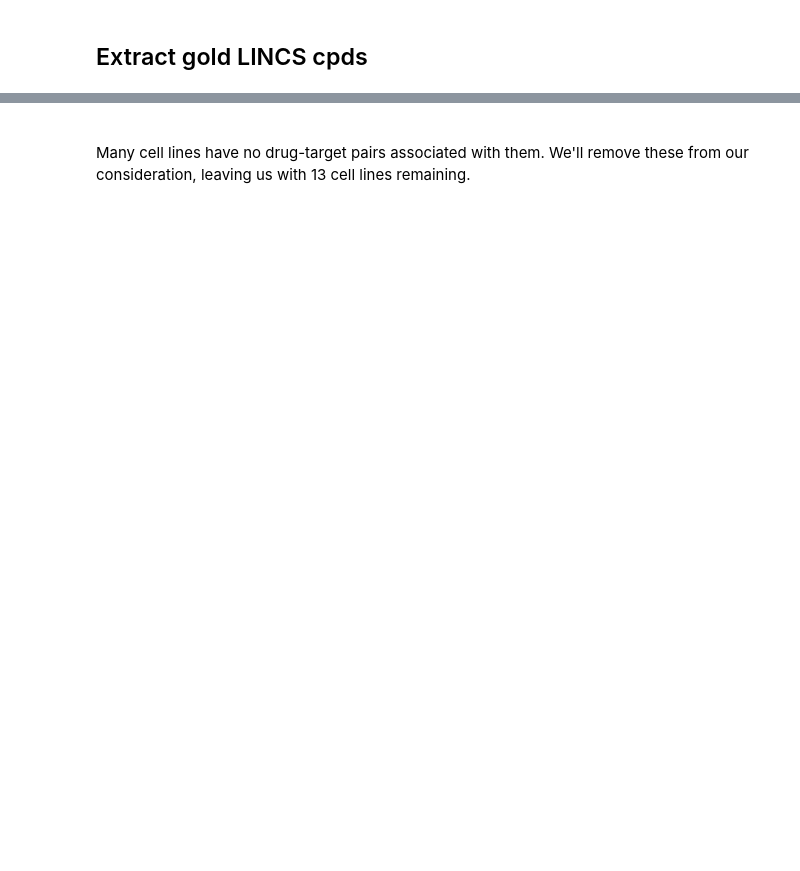
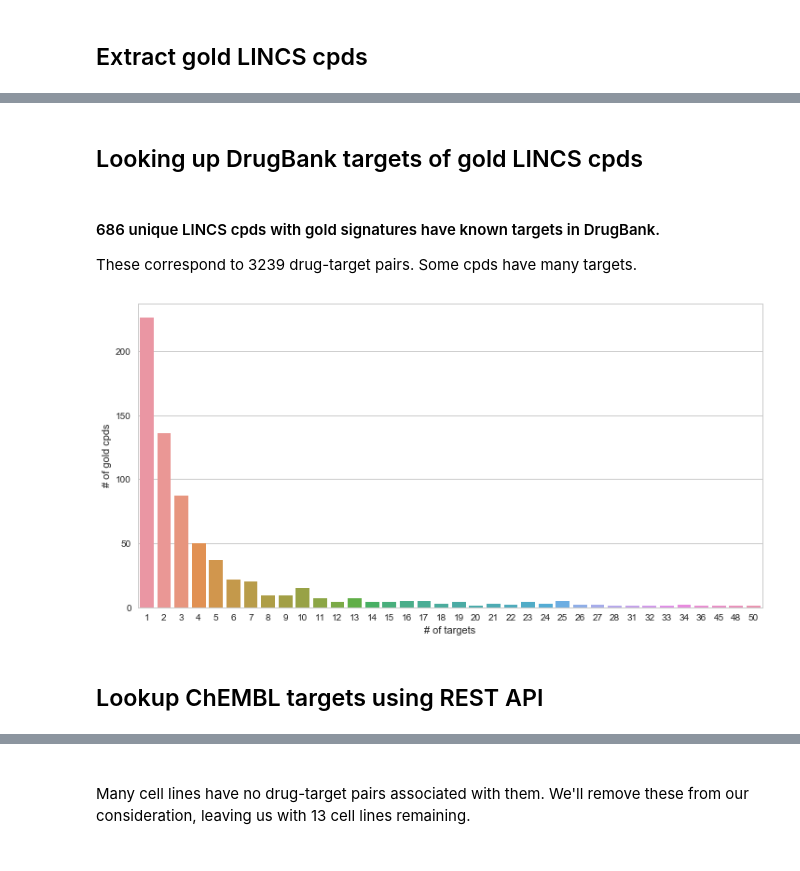
Before and after one commit to npabon/LINCS_target_prediction, a Jupyter notebook: LINCS_DB_analysis.ipynb, the cells around one changed output, grey strips where cells are left out. Saved outputs shown, nothing was run; the diff lists cells and outputs as text; code cells hidden in the pictures; blank space fills up the shorter version.

```diff
--- a/LINCS_DB_analysis.ipynb
+++ b/LINCS_DB_analysis.ipynb
@@ -328,17 +111,0 @@ gold_cpds_w_target_kds.head() # 726 rows
-# %%
-for index, row in gold_cpds_w_target_kds.iterrows():
-    cpd_id = row['pert_id']
-    target_gene = row['Drugbank_target']
-
-    cpd_sigs = gold_cpd_sigs[gold_cpd_sigs['pert_id'] == cpd_id]
-    cpd_cells = cpd_sigs['cell_id'].unique()
-
-    kd_sigs = gold_kd_sigs[gold_kd_sigs['pert_iname'] == target_gene]
-    kd_cells = kd_sigs['cell_id'].unique()
-
-    common_cells = np.intersect1d(cpd_cells, kd_cells)
-
-    if len(common_cells) > 0:
-        gold_cpds_w_target_kds.set_value(index, 'n_common_cells', len(common_cells))
-        for cell_line in common_cells:
-            gold_cpds_w_target_kds.set_value(index, cell_line, True)
@@ -352,0 +112,12 @@ plt.show()
+# %%
+# n_gold_cpd_sigs = 21856
+# n_gold_cpds = 4488
+gold_cpd_sigs = gold_sigs[gold_sigs['pert_type'] == 'trt_cp'].reset_index(drop=True)
+# %%
+# add inchikeys to table for target lookup
+inchi_keys = []
+for index, row in log_progress(gold_cpd_sigs.iterrows(), every=1):
+    pert_id = row['pert_id']
+    inchi_key = pert_info[pert_info['pert_id'] == pert_id].iloc[0]['inchi_key']
+    inchi_keys.append(inchi_key)
+gold_cpd_sigs['inchi_key'] = pd.Series(inchi_keys)
@@ -352,0 +145,5 @@ plt.show()
+# %%
+db_db_path = 'data/full_drugbank_database.xml'
+drugbank_target_dict = clean_drugbank(db_db_path)
+# %% [markdown]
+## Looking up DrugBank targets of gold LINCS cpds
@@ -352,0 +178,14 @@ plt.show()
+# %% [markdown]
+#### 686 unique LINCS cpds with gold signatures have known targets in DrugBank.
+These correspond to 3239 drug-target pairs. Some cpds have many targets.
+# %%
+num_target_list = pd.DataFrame({'num_targets': pd.Series(gold_cpds_db_targets['pert_id'].value_counts())})
+f, ax = plt.subplots(figsize=(12, 6))
+sns.countplot(x="num_targets", data=num_target_list)
+plt.ylabel("# of gold cpds")
+plt.xlabel("# of targets")
+plt.show()
+# %% [output]
+[figure, added]
+# %% [markdown]
+## Lookup ChEMBL targets using REST API
```
Also changed, not shown: parts of 71 cells of this notebook, 1 other file.
